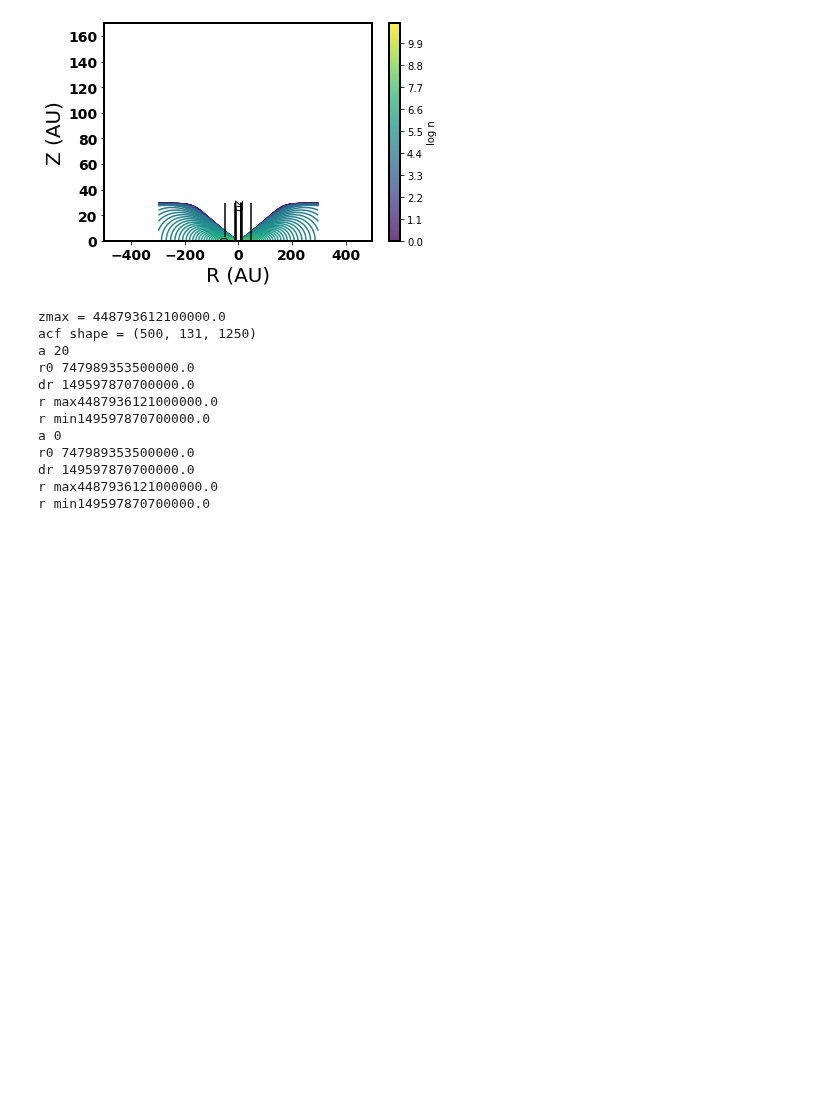
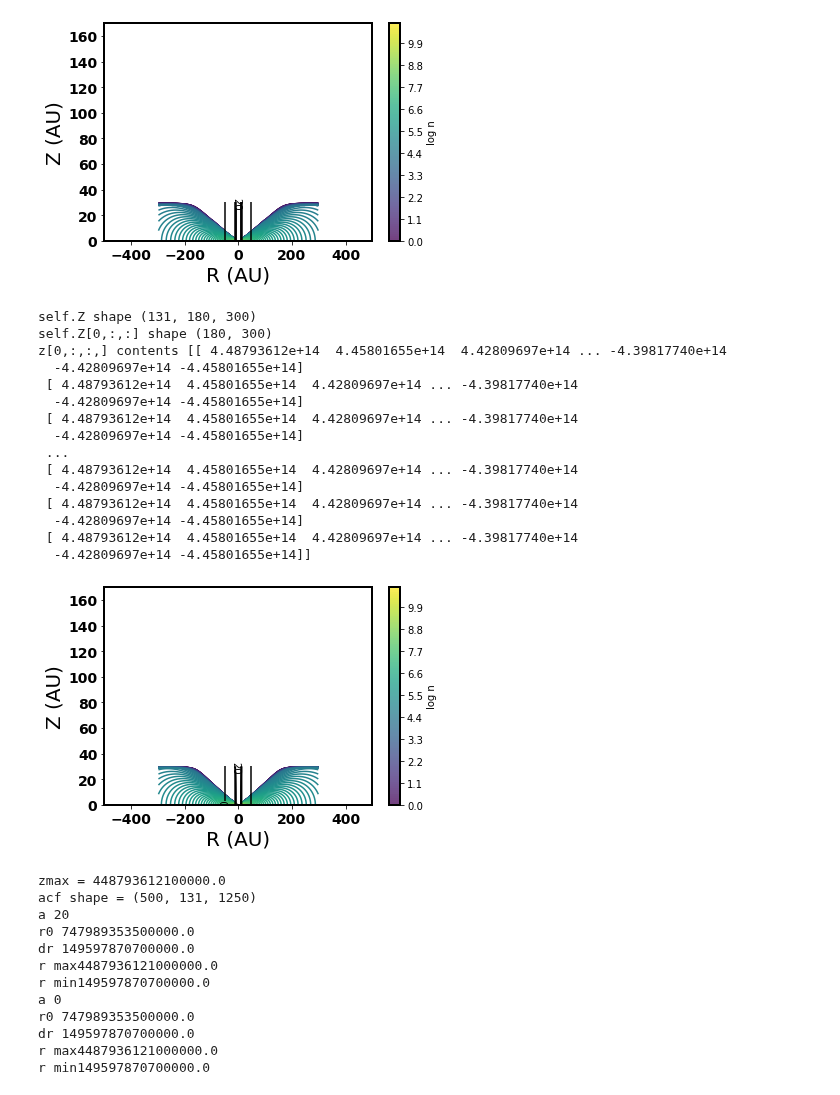
Before and after one commit to theochawla/49ceti_warpmodel, a Jupyter notebook: Warp/testing_code.ipynb, the cells around one changed output. Saved outputs shown, nothing was run; the diff lists cells and outputs as text; code cells hidden in the pictures; blank space fills up the shorter version.

```diff
--- a/Warp/testing_code.ipynb
+++ b/Warp/testing_code.ipynb
@@ -47,0 +66,19 @@ total_model(y,imres=0.05,distance=10.,chanmin=-2.24,nchans=15,chanstep=0.32,flip
+# %%
+x.plot_structure()
+# %% [output]
+self.Z shape (131, 180, 300)
+self.Z[0,:,:] shape (180, 300)
+z[0,:,:,] contents [[ 4.48793612e+14  4.45801655e+14  4.42809697e+14 ... -4.39817740e+14
+  -4.42809697e+14 -4.45801655e+14]
+ [ 4.48793612e+14  4.45801655e+14  4.42809697e+14 ... -4.39817740e+14
+  -4.42809697e+14 -4.45801655e+14]
+ [ 4.48793612e+14  4.45801655e+14  4.42809697e+14 ... -4.39817740e+14
+  -4.42809697e+14 -4.45801655e+14]
+ ...
+ [ 4.48793612e+14  4.45801655e+14  4.42809697e+14 ... -4.39817740e+14
+  -4.42809697e+14 -4.45801655e+14]
+ [ 4.48793612e+14  4.45801655e+14  4.42809697e+14 ... -4.39817740e+14
+  -4.42809697e+14 -4.45801655e+14]
+ [ 4.48793612e+14  4.45801655e+14  4.42809697e+14 ... -4.39817740e+14
+  -4.42809697e+14 -4.45801655e+14]]
+[figure, added]
```
Also changed, not shown: parts of 5 cells of this notebook, 18 other files.
